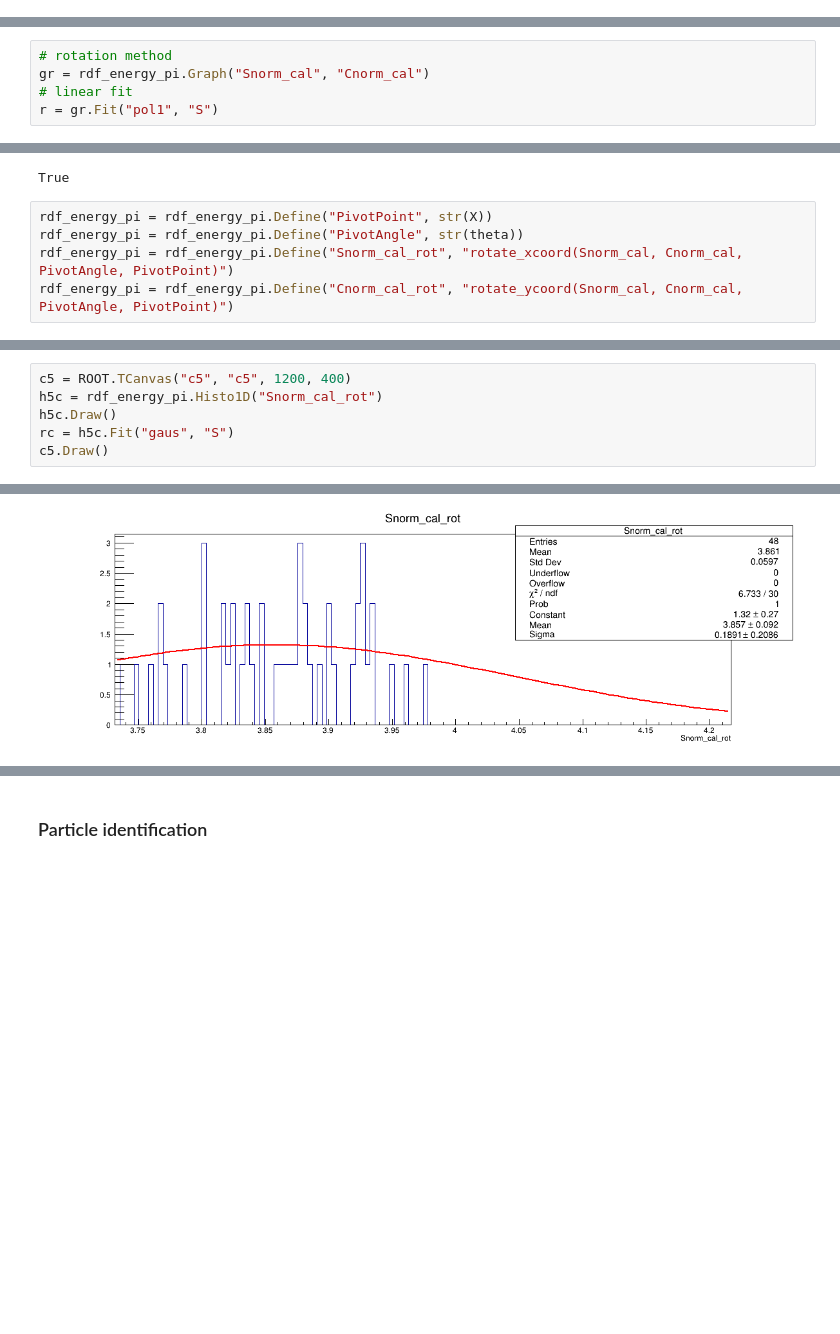
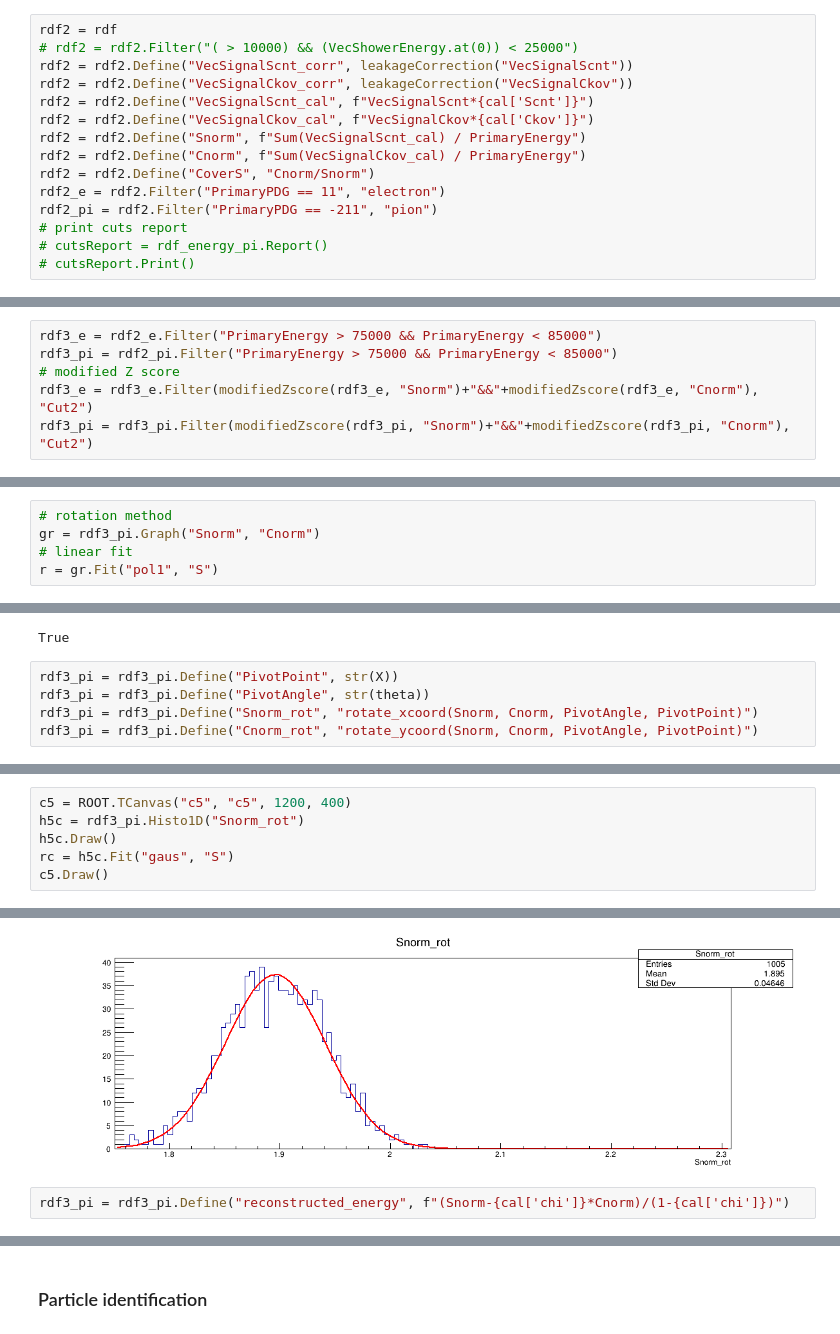
Before and after one commit to mollyhjorthjensen/DREAM, a Jupyter notebook: Analysis/validation.ipynb, the cells around one changed output, grey strips where cells are left out. Cells and saved outputs as stored; diff of their text form; blank space fills up the shorter version.

```diff
--- a/Analysis/validation.ipynb
+++ b/Analysis/validation.ipynb
@@ -243,0 +40,15 @@ Cut2      : pass=48         all=50         -- eff=96.00 % cumulative eff=48.00 %
+# %%
+rdf2 = rdf
+# rdf2 = rdf2.Filter("( > 10000) && (VecShowerEnergy.at(0)) < 25000")
+rdf2 = rdf2.Define("VecSignalScnt_corr", leakageCorrection("VecSignalScnt"))
+rdf2 = rdf2.Define("VecSignalCkov_corr", leakageCorrection("VecSignalCkov"))
+rdf2 = rdf2.Define("VecSignalScnt_cal", f"VecSignalScnt*{cal['Scnt']}")
+rdf2 = rdf2.Define("VecSignalCkov_cal", f"VecSignalCkov*{cal['Ckov']}")
+rdf2 = rdf2.Define("Snorm", f"Sum(VecSignalScnt_cal) / PrimaryEnergy")
+rdf2 = rdf2.Define("Cnorm", f"Sum(VecSignalCkov_cal) / PrimaryEnergy")
+rdf2 = rdf2.Define("CoverS", "Cnorm/Snorm")
+rdf2_e = rdf2.Filter("PrimaryPDG == 11", "electron")
+rdf2_pi = rdf2.Filter("PrimaryPDG == -211", "pion")
+# print cuts report
+# cutsReport = rdf_energy_pi.Report()
+# cutsReport.Print()
@@ -244,2 +57,8 @@ Cut2      : pass=48         all=50         -- eff=96.00 % cumulative eff=48.00 %
+# %%
+rdf3_e = rdf2_e.Filter("PrimaryEnergy > 75000 && PrimaryEnergy < 85000")
+rdf3_pi = rdf2_pi.Filter("PrimaryEnergy > 75000 && PrimaryEnergy < 85000")
+# modified Z score
+rdf3_e = rdf3_e.Filter(modifiedZscore(rdf3_e, "Snorm")+"&&"+modifiedZscore(rdf3_e, "Cnorm"), "Cut2")
+rdf3_pi = rdf3_pi.Filter(modifiedZscore(rdf3_pi, "Snorm")+"&&"+modifiedZscore(rdf3_pi, "Cnorm"), "Cut2")
 # %%
 # correlation coefficients
@@ -253,6 +72,6 @@ print(stats.pearsonr(x=SC_pi['Snorm_cal'], y=SC_pi['Cnorm_cal']))
 # %%
 # rotation method
-gr = rdf_energy_pi.Graph("Snorm_cal", "Cnorm_cal")
+gr = rdf3_pi.Graph("Snorm", "Cnorm")
 # linear fit
 r = gr.Fit("pol1", "S")
 # %% [output]
@@ -302,7 +121,7 @@ ROOT.gInterpreter.Declare(rotate_ycoord_code)
 # %% [output]
 True
 # %%
-rdf_energy_pi = rdf_energy_pi.Define("PivotPoint", str(X))
-rdf_energy_pi = rdf_energy_pi.Define("PivotAngle", str(theta))
-rdf_energy_pi = rdf_energy_pi.Define("Snorm_cal_rot", "rotate_xcoord(Snorm_cal, Cnorm_cal, PivotAngle, PivotPoint)")
-rdf_energy_pi = rdf_energy_pi.Define("Cnorm_cal_rot", "rotate_ycoord(Snorm_cal, Cnorm_cal, PivotAngle, PivotPoint)")
+rdf3_pi = rdf3_pi.Define("PivotPoint", str(X))
+rdf3_pi = rdf3_pi.Define("PivotAngle", str(theta))
+rdf3_pi = rdf3_pi.Define("Snorm_rot", "rotate_xcoord(Snorm, Cnorm, PivotAngle, PivotPoint)")
+rdf3_pi = rdf3_pi.Define("Cnorm_rot", "rotate_ycoord(Snorm, Cnorm, PivotAngle, PivotPoint)")
@@ -309,6 +135,6 @@ rdf_energy_pi = rdf_energy_pi.Define("Cnorm_cal_rot", "rotate_ycoord(Snorm_cal,
 # %%
 c5 = ROOT.TCanvas("c5", "c5", 1200, 400)
-h5c = rdf_energy_pi.Histo1D("Snorm_cal_rot")
+h5c = rdf3_pi.Histo1D("Snorm_rot")
 h5c.Draw()
 rc = h5c.Fit("gaus", "S")
 c5.Draw()
@@ -323 +149,3 @@ c5.Draw()
-[figure, old version]
+[figure, new version]
+# %%
+rdf3_pi = rdf3_pi.Define("reconstructed_energy", f"(Snorm-{cal['chi']}*Cnorm)/(1-{cal['chi']})")
```
Also changed, not shown: parts of 34 cells of this notebook.
